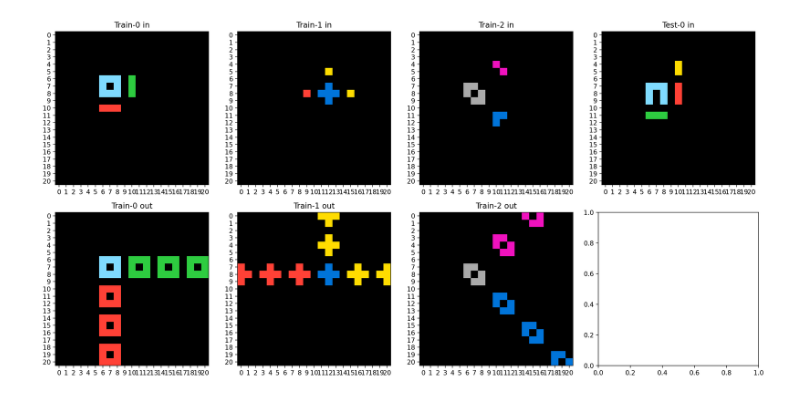
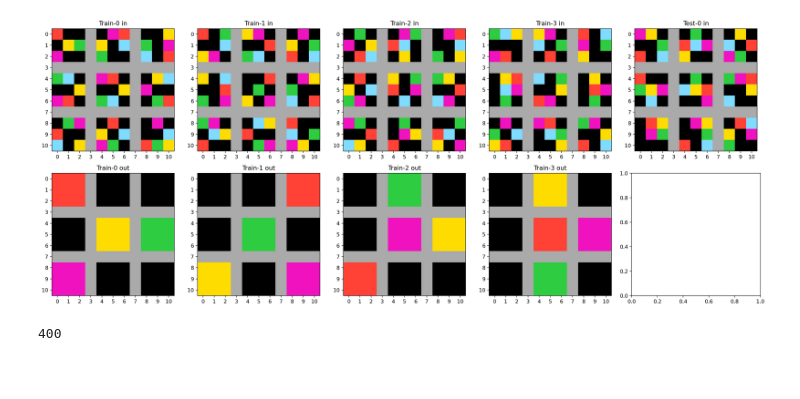
Before and after one commit to el-dAna/MLOPS, a Jupyter notebook: ARC2024/arc2024.ipynb, the cells around one changed output. Saved outputs shown, nothing was run; the diff lists cells and outputs as text; code cells hidden in the pictures; blank space fills up the shorter version.

Commit message:
added reasoning for some images

```diff
--- a/ARC2024/arc2024.ipynb
+++ b/ARC2024/arc2024.ipynb
@@ -55,8 +55,7 @@ def plot_task(task):
     plt.tight_layout()
     plt.show()
 # %%
-plot_task(training_input[training_ids[4]])
-
-# 2
+plot_task(training_input[training_ids[10]])
 # %% [output]
-[figure, old version]
+[figure, new version]
+400
```
Also changed, not shown: 1 other file.
